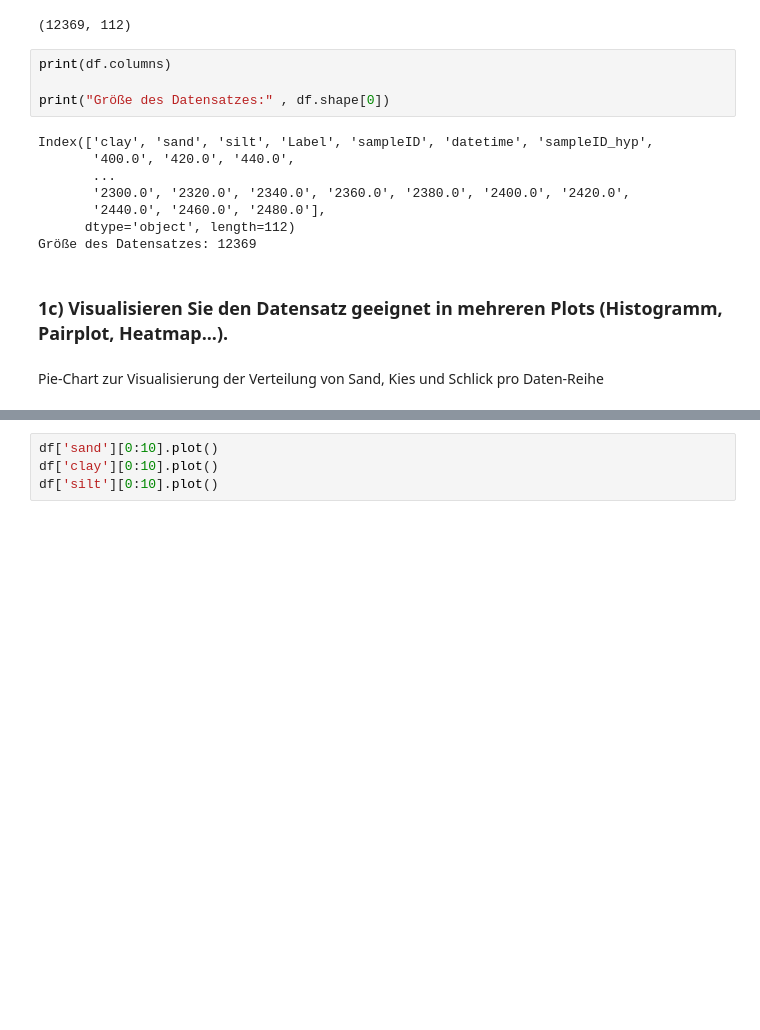
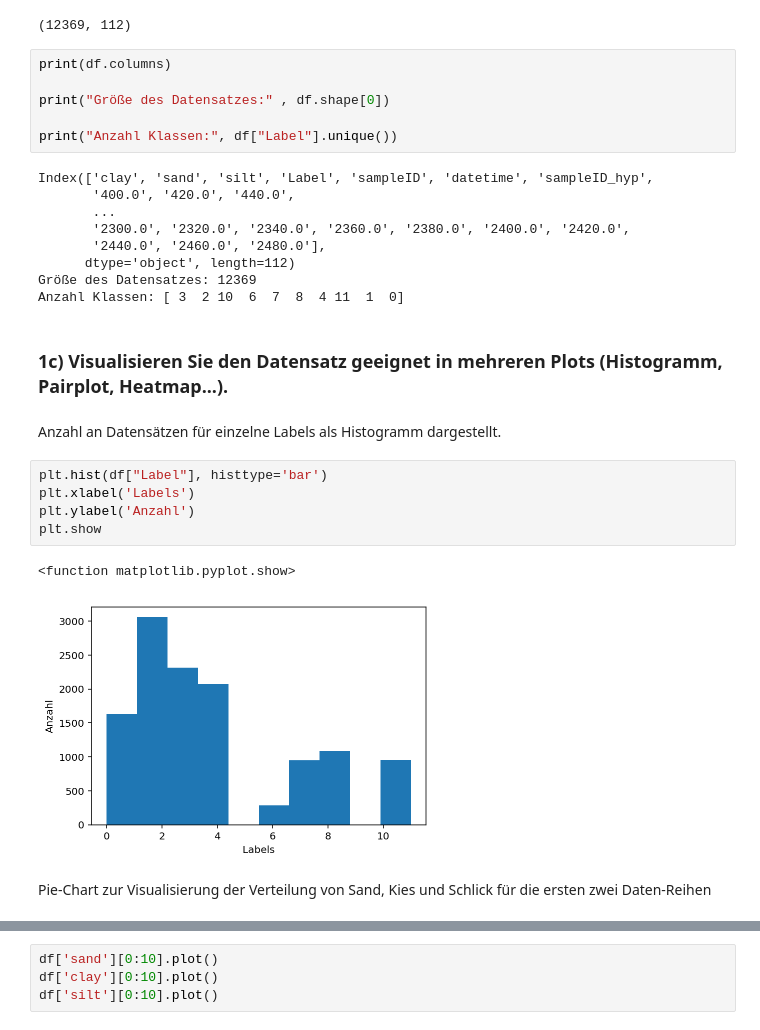
Before and after one commit to KingMus/ws-aufgaben, a Jupyter notebook: Uebungsblatt_01/Uebungsblatt_01_Notebook.ipynb, the cells around one changed output, grey strips where cells are left out. Cells and saved outputs as stored; diff of their text form; blank space fills up the shorter version.

```diff
--- a/Uebungsblatt_01/Uebungsblatt_01_Notebook.ipynb
+++ b/Uebungsblatt_01/Uebungsblatt_01_Notebook.ipynb
@@ -86,6 +86,8 @@ df.shape
 print(df.columns)
 
 print("Größe des Datensatzes:" , df.shape[0])
+
+print("Anzahl Klassen:", df["Label"].unique())
 # %% [output]
 Index(['clay', 'sand', 'silt', 'Label', 'sampleID', 'datetime', 'sampleID_hyp',
        '400.0', '420.0', '440.0',
@@ -94,10 +96,21 @@ Index(['clay', 'sand', 'silt', 'Label', 'sampleID', 'datetime', 'sampleID_hyp',
        '2440.0', '2460.0', '2480.0'],
       dtype='object', length=112)
 Größe des Datensatzes: 12369
+Anzahl Klassen: [ 3  2 10  6  7  8  4 11  1  0]
 # %% [markdown]
 ### 1c) Visualisieren Sie den Datensatz geeignet in mehreren Plots (Histogramm, Pairplot, Heatmap...).
+# %% [markdown]
+Anzahl an Datensätzen für einzelne Labels als Histogramm dargestellt.
+# %%
+plt.hist(df["Label"], histtype='bar')
+plt.xlabel('Labels')
+plt.ylabel('Anzahl')
+plt.show
+# %% [output]
+<function matplotlib.pyplot.show>
+[figure, added]
 # %% [markdown]
-Pie-Chart zur Visualisierung der Verteilung von Sand, Kies und Schlick pro Daten-Reihe
+Pie-Chart zur Visualisierung der Verteilung von Sand, Kies und Schlick für die ersten zwei Daten-Reihen
 # %%
 for x in range(0,2):
     df_new = [ df['clay'][x], df['sand'][x],df['silt'][x]]
```
Also changed, not shown: parts of 12 cells of this notebook, 1 other file.
